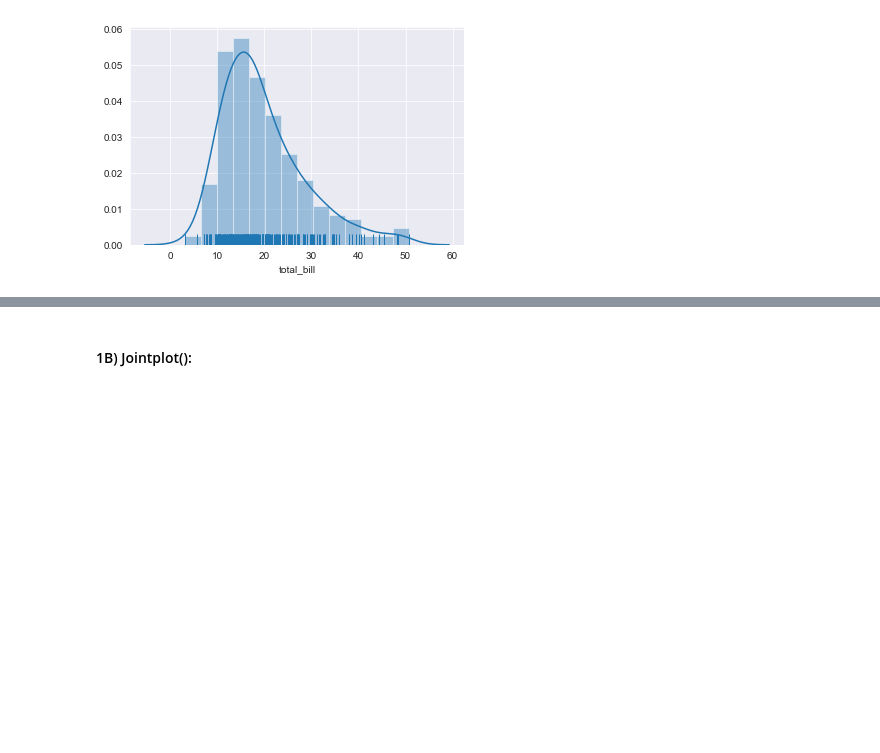
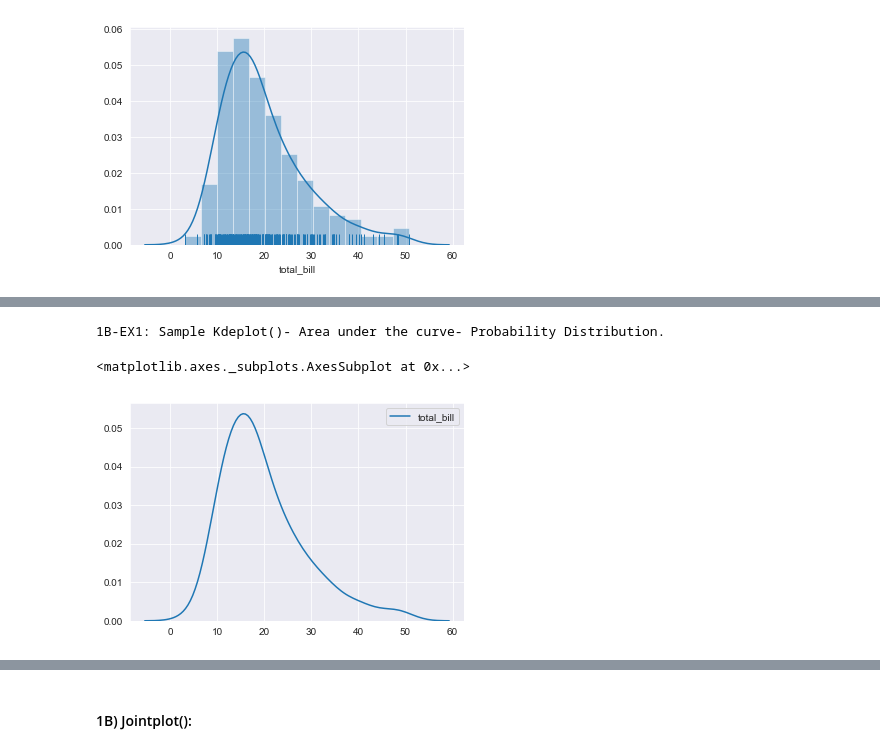
Before and after one commit to surendra-arivappagari/1.DataScience_MachineLearning_with_Python, a Jupyter notebook: 5.Seaborn/Seaborn_Data_Visualization.ipynb, the cells around one changed output, grey strips where cells are left out. Saved outputs shown, nothing was run; the diff lists cells and outputs as text; code cells hidden in the pictures; blank space fills up the shorter version.

```diff
--- a/5.Seaborn/Seaborn_Data_Visualization.ipynb
+++ b/5.Seaborn/Seaborn_Data_Visualization.ipynb
@@ -110,0 +121,8 @@ penguins.head()
+# %%
+print("1B-EX1: Sample Kdeplot()- Area under the curve- Probability Distribution.")
+
+sns.kdeplot(tips['total_bill'])
+# %% [output]
+1B-EX1: Sample Kdeplot()- Area under the curve- Probability Distribution.
+<matplotlib.axes._subplots.AxesSubplot at 0x...>
+[figure, added]
```
Also changed, not shown: parts of 6 cells of this notebook.
